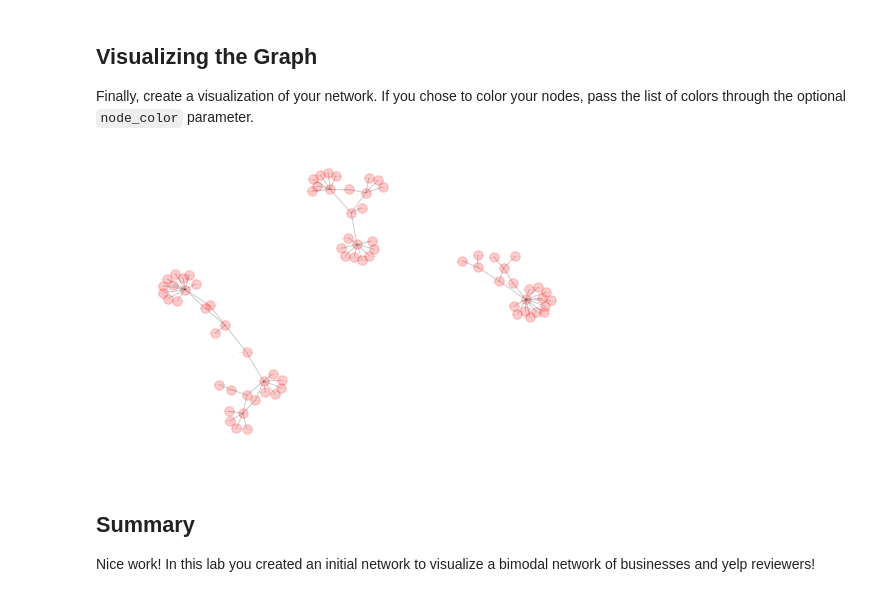
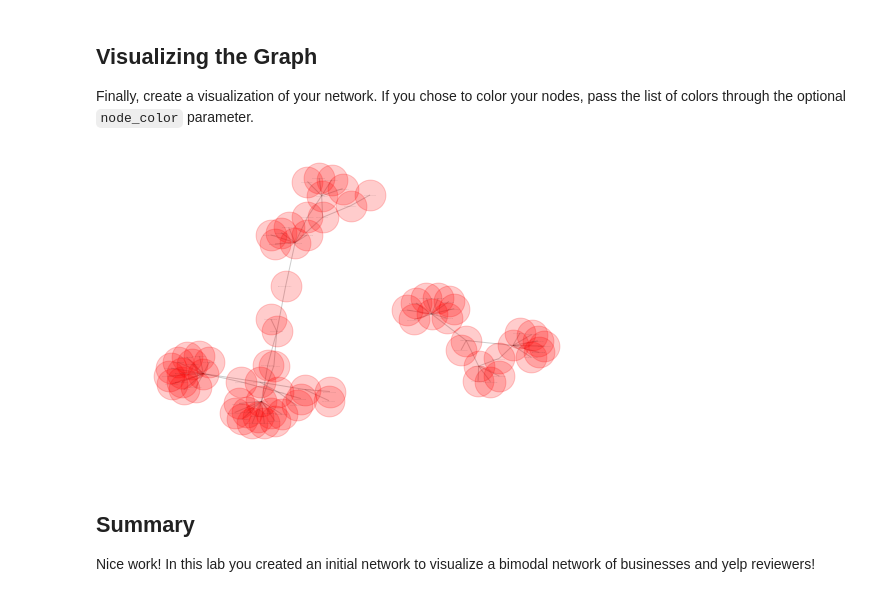
Before and after one commit to Patrickbfuller/dsc-3-28-04-graph-data-io-codealong-seattle-ds-career-040119, a Jupyter notebook: index.ipynb, the cells around one changed output. Drawn from its saved outputs; the diff is of its cells as text; code cells hidden in the pictures.

```diff
--- a/index.ipynb
+++ b/index.ipynb
@@ -68,9 +68,9 @@ Finally, create a visualization of your network. If you chose to color your node
 # %%
 #Your code here
 %matplotlib inline
-nx.draw(G, with_labels=True, node_size=90, font_size=0.4, alpha=0.2)
+nx.draw(G, with_labels=True, node_size=950, font_size=0.4, alpha=0.2)
 # %% [output]
-[figure, old version]
+[figure, new version]
 # %% [markdown]
 ## Summary
 
```
